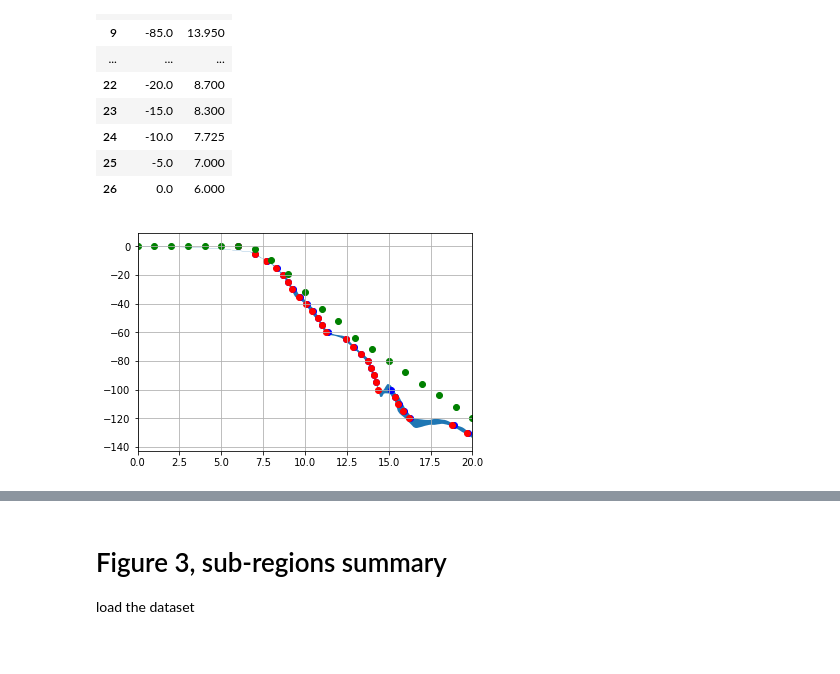
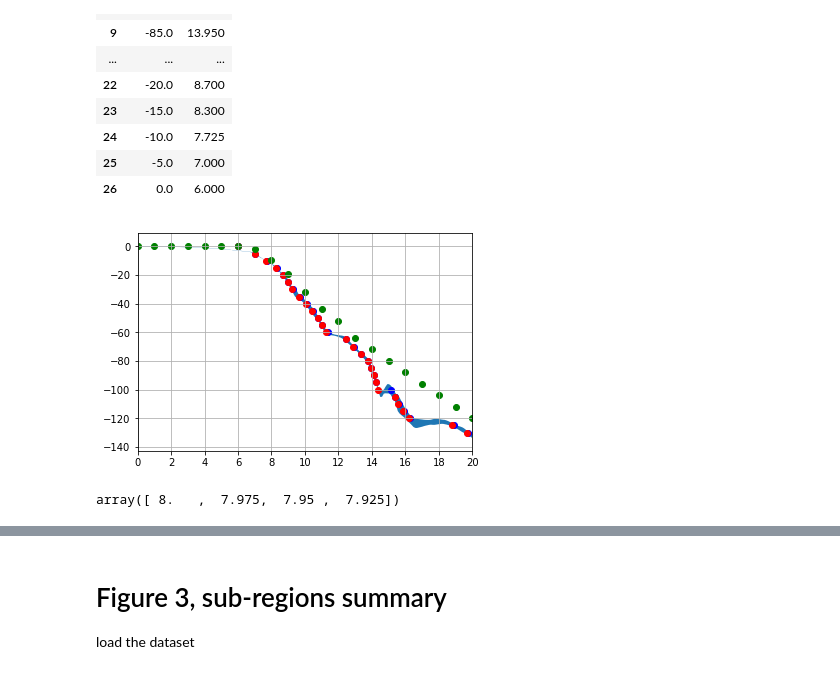
Before and after one commit to tawonque/gbr_flooding, a Jupyter notebook: resample_paperGBR.ipynb, the cells around one changed output, grey strips where cells are left out. Saved outputs shown, nothing was run; the diff lists cells and outputs as text; code cells hidden in the pictures.

```diff
--- a/resample_paperGBR.ipynb
+++ b/resample_paperGBR.ipynb
@@ -417,21 +417,25 @@ sea_level_resamp.set_value(26, 'age', 6.0)
 # %%
 #plt.scatter(sea_level_325_hydro['Age (ka)'], -1*(sea_level_325_hydro['Max RSL (mbsl)']), c='m', alpha=0.3, marker='v')
 #plt.scatter(sea_level_325_hydro['Age (ka).1'], -1*(sea_level_325_hydro['Min RSL (mbsl)']), c='m', alpha=0.3, marker='v')
 #plt.scatter(sea_level_325_hydro['Age (ka)'], -1*(sea_level_325_hydro['Max RSL (mbsl)']), c='k', alpha=0.3, marker='v')
 #plt.scatter(sea_level_325_nog['Age (ka).1'], -1*(sea_level_325_nog['Min RSL (mbsl)']), c='k', alpha=0.3, marker='v')
 #plt.scatter(resamp_sealevel.index, resamp_sealevel.resampsl, c='r')
 plt.fill_between(sea_level_curve.index, sea_level_curve.sealevel-sea_level_curve['2 sigma error esl'],
                 sea_level_curve.sealevel+sea_level_curve['2 sigma error esl'])
 
 plt.scatter(sea_level_resamp.age,sea_level_resamp.sealevel, c='b')
 plt.scatter(sea_level_resamp_min.age,sea_level_resamp_min.sealevel, c='r')
 
 plt.scatter(sea_level_lambeck2001.age_ka, -1*(sea_level_lambeck2001.sl_m), c='g')
 #plt.scatter(sea_level_curve.index, sea_level_curve['nominal esl (m)'])
 #sea_level_curve.columns = ['age', 'nominal esl (m)', 'sealevel', '2 sigma error esl']
-
+plt.xticks([0,2,4,6,8,10,12,14,16,18,20])
 
 plt.xlim(0, 20)
 plt.grid()
 # %% [output]
-[figure, old version]
+[figure, new version]
+# %%
+(get_age_from_sealevel(-12, 0.4))
+# %% [output]
+array([ 8.   ,  7.975,  7.95 ,  7.925])
```
Also changed, not shown: parts of 14 cells of this notebook, 9 other files.
